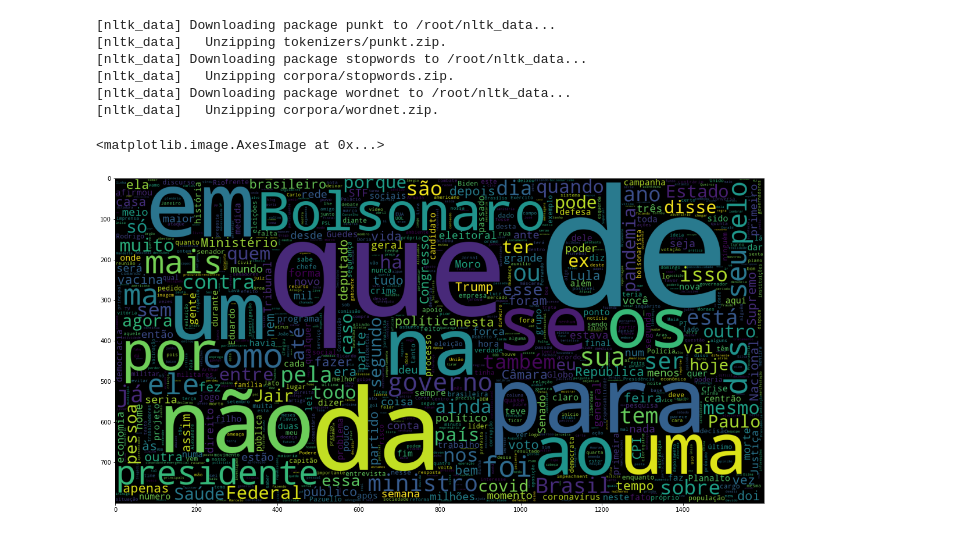
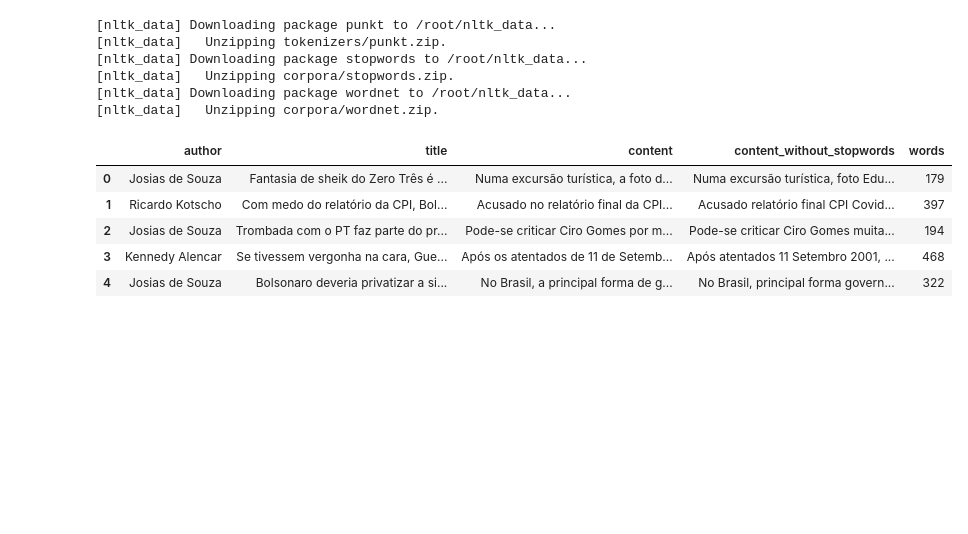
Before and after one commit to augustoberwaldt/mackenzie, a Jupyter notebook: NPL(_processamento_de_linguagem_natural).ipynb, the cells around one changed output. Cells and saved outputs as stored; diff of their text form; code cells hidden in the pictures; blank space fills up the shorter version.

```diff
--- a/NPL(_processamento_de_linguagem_natural).ipynb
+++ b/NPL(_processamento_de_linguagem_natural).ipynb
@@ -46,20 +46,26 @@ import matplotlib.pyplot as plt
 [nltk_data]   Unzipping corpora/wordnet.zip.
 # %%
 df = pd.read_json("https://raw.githubusercontent.com/lucianomcsilva/articulistas/main/UolBlogs.json")
-df['content'] = df['content'].apply(lambda x: x.replace("\n","") )
-df['words'] = df['content'].str.split().str.len();
+
 
 df.head()
 
-# remove qulquer artigo que tenha gerado menos que 100 palavras
+#limpeza dos dados
+stopwo = stopwords.words('portuguese')
+
+df['content'] = df['content'].apply(lambda x: x.replace("\n","") )
+
+#removendo so stopswords
+df['content_without_stopwords'] = df['content'].apply(lambda x: ' '.join([word for word in x.split() if word not in (stopwo)]) )
+df['words'] = df['content_without_stopwords'].str.split().str.len()
+# # remove qulquer artigo que tenha gerado menos que 100 palavras
 df = df.loc[(df['words'] > 100)]
 
-wc = WordCloud(max_words = 1000 , width = 1600 , height = 800,
-              collocations=False).generate(" ".join(df['content']))
-
-
-plt.figure(figsize = (20,20))
-plt.imshow(wc)
+df.head()
 # %% [output]
-<matplotlib.image.AxesImage at 0x...>
-[figure, removed]
+|  | author | title | content | content_without_stopwords | words |
+| 0 | Josias de Souza | Fantasia de sheik do Zero Três é ... | Numa excursão turística, a foto d... | Numa excursão turística, foto Edu... | 179 |
+| 1 | Ricardo Kotscho | Com medo do relatório da CPI, Bol... | Acusado no relatório final da CPI... | Acusado relatório final CPI Covid... | 397 |
+| 2 | Josias de Souza | Trombada com o PT faz parte do pr... | Pode-se criticar Ciro Gomes por m... | Pode-se criticar Ciro Gomes muita... | 194 |
+| 3 | Kennedy Alencar | Se tivessem vergonha na cara, Gue... | Após os atentados de 11 de Setemb... | Após atentados 11 Setembro 2001, ... | 468 |
+| 4 | Josias de Souza | Bolsonaro deveria privatizar a si... | No Brasil, a principal forma de g... | No Brasil, principal forma govern... | 322 |
```
Also changed, not shown: parts of 3 cells of this notebook.
